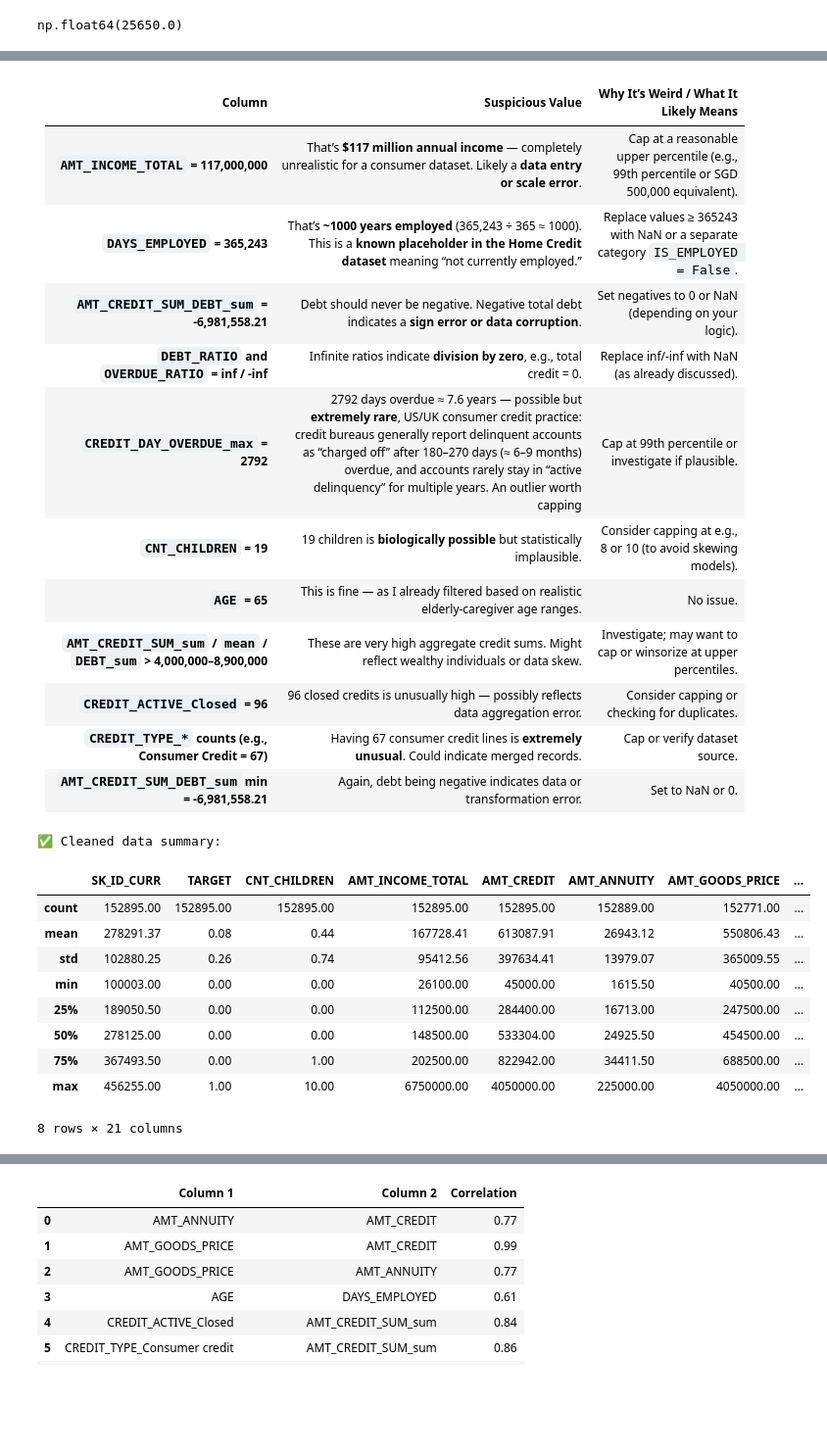
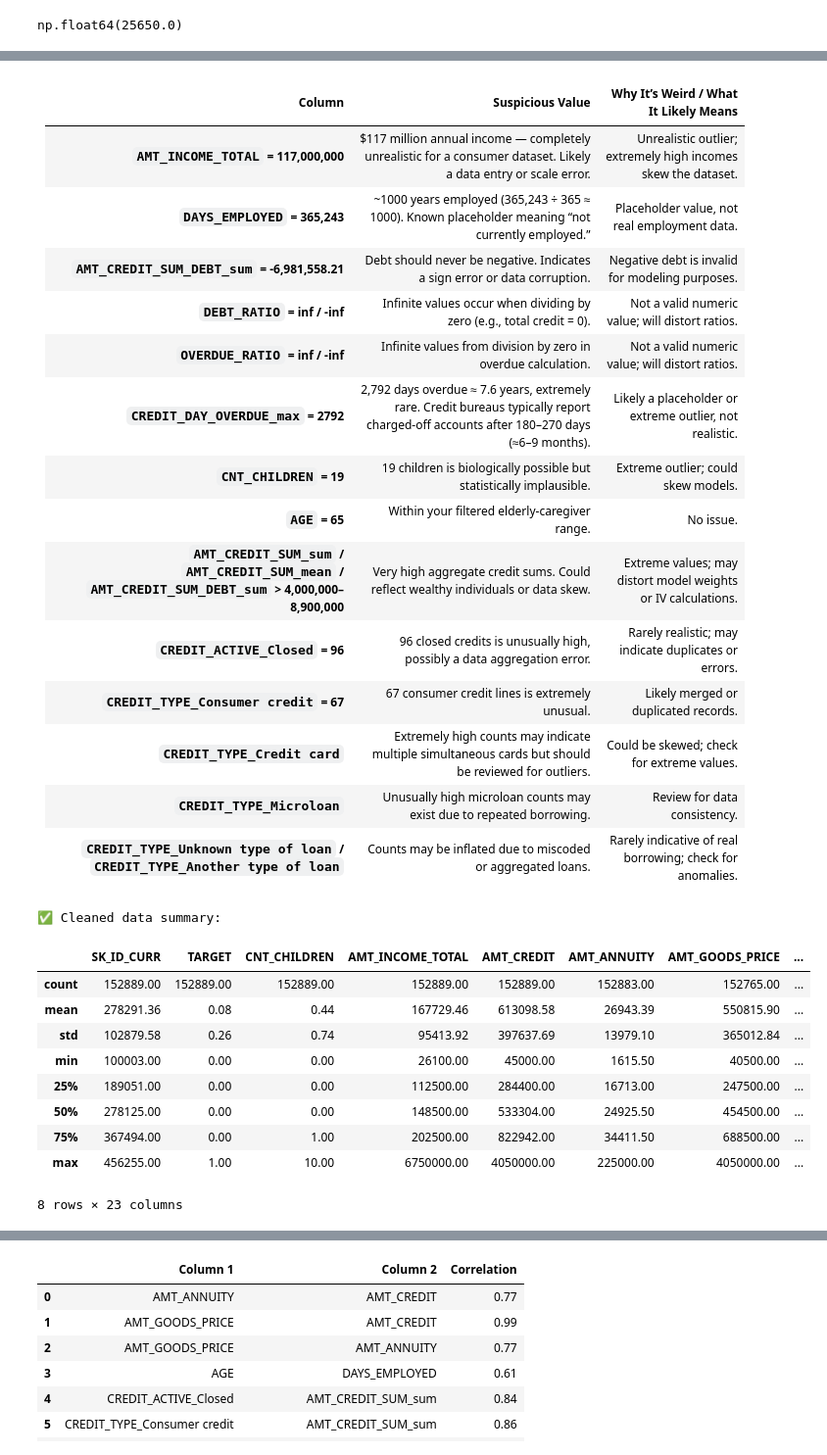
Before and after one commit to JohnErnestTan/Financial-Analytics-for-Elderly-care-Support-Loan-IS453, a Jupyter notebook: cleaning.ipynb, the cells around one changed output, grey strips where cells are left out. Shown at 98% size. Saved outputs shown, nothing was run; the diff lists cells and outputs as text; code cells hidden in the pictures; blank space fills up the shorter version.

Commit message:
Cleaned unlikely outliers from the data and uploaded to cleaned csv

```diff
--- a/cleaning.ipynb
+++ b/cleaning.ipynb
@@ -266,18 +269,21 @@ OVERDUE_RATIO                        0.00
 dtype: float64
 # %% [markdown]
-| Column                                                               | Suspicious Value                                                                                                                                     | Why It’s Weird / What It Likely Means                                                   |
-| :------------------------------------------------------------------- | :--------------------------------------------------------------------------------------------------------------------------------------------------- | :-------------------------------------------------------------------------------------- |
-| **`AMT_INCOME_TOTAL` = 117,000,000**                                 | That’s **$117 million annual income** — completely unrealistic for a consumer dataset. Likely a **data entry or scale error**.                       | Cap at a reasonable upper percentile (e.g., 99th percentile or SGD 500,000 equivalent). |               |
-| **`DAYS_EMPLOYED` = 365,243**                                        | That’s **~1000 years employed** (365,243 ÷ 365 ≈ 1000). This is a **known placeholder in the Home Credit dataset** meaning “not currently employed.” | Replace values ≥ 365243 with NaN or a separate category `IS_EMPLOYED = False`.          |               |
-| **`AMT_CREDIT_SUM_DEBT_sum` = -6,981,558.21**                        | Debt should never be negative. Negative total debt indicates a **sign error or data corruption**.                                                    | Set negatives to 0 or NaN (depending on your logic).                                    |               |
-| **`DEBT_RATIO` and `OVERDUE_RATIO` = inf / -inf**                    | Infinite ratios indicate **division by zero**, e.g., total credit = 0.                                                                               | Replace inf/-inf with NaN (as already discussed).                                       |               |
-| **`CREDIT_DAY_OVERDUE_max` = 2792**                                  | 2792 days overdue ≈ 7.6 years — possible but **extremely rare**, US/UK consumer credit practice: credit bureaus generally report delinquent accounts as “charged off” after 180–270 days (≈ 6–9 months) overdue, and accounts rarely stay in “active delinquency” for multiple years. An outlier worth capping                                                    | Cap at 99th percentile or investigate if plausible.                                     |               |
-| **`CNT_CHILDREN` = 19**                                              | 19 children is **biologically possible** but statistically implausible.                                                                              | Consider capping at e.g., 8 or 10 (to avoid skewing models).                            |               |
-| **`AGE` = 65**                                                       | This is fine — as I already filtered based on realistic elderly-caregiver age ranges.                                                                 | No issue.                                                                             |               |
-| **`AMT_CREDIT_SUM_sum` / `mean` / `DEBT_sum` > 4,000,000–8,900,000** | These are very high aggregate credit sums. Might reflect wealthy individuals or data skew.                                                           | Investigate; may want to cap or winsorize at upper percentiles.                         |               |
-| **`CREDIT_ACTIVE_Closed` = 96**                                      | 96 closed credits is unusually high — possibly reflects data aggregation error.                                                                      | Consider capping or checking for duplicates.                                            |               |
-| **`CREDIT_TYPE_*` counts (e.g., Consumer Credit = 67)**              | Having 67 consumer credit lines is **extremely unusual**. Could indicate merged records.                                                             | Cap or verify dataset source.                                                           |               |
-| **`AMT_CREDIT_SUM_DEBT_sum` min = -6,981,558.21**                    | Again, debt being negative indicates data or transformation error.                                                                                   | Set to NaN or 0.                                                                        |               |
+| Column                                                                                             | Suspicious Value                                                                                                                       | Why It’s Weird / What It Likely Means                         |
+| :------------------------------------------------------------------------------------------------- | :------------------------------------------------------------------------------------------------------------------------------------- | :------------------------------------------------------------ |
+| **`AMT_INCOME_TOTAL` = 117,000,000**                                                               | $117 million annual income — completely unrealistic for a consumer dataset. Likely a data entry or scale error.                        | Unrealistic outlier; extremely high incomes skew the dataset. |
+| **`DAYS_EMPLOYED` = 365,243**                                                                      | ~1000 years employed (365,243 ÷ 365 ≈ 1000). Known placeholder meaning “not currently employed.”                                       | Placeholder value, not real employment data.                  |
+| **`AMT_CREDIT_SUM_DEBT_sum` = -6,981,558.21**                                                      | Debt should never be negative. Indicates a sign error or data corruption.                                                              | Negative debt is invalid for modeling purposes.               |
+| **`DEBT_RATIO` = inf / -inf**                                                                      | Infinite values occur when dividing by zero (e.g., total credit = 0).                                                                  | Not a valid numeric value; will distort ratios.               |
+| **`OVERDUE_RATIO` = inf / -inf**                                                                   | Infinite values from division by zero in overdue calculation.                                                                          | Not a valid numeric value; will distort ratios.               |
+| **`CREDIT_DAY_OVERDUE_max` = 2792**                                                                | 2,792 days overdue ≈ 7.6 years, extremely rare. Credit bureaus typically report charged-off accounts after 180–270 days (≈6–9 months). | Likely a placeholder or extreme outlier, not realistic.       |
+| **`CNT_CHILDREN` = 19**                                                                            | 19 children is biologically possible but statistically implausible.                                                                    | Extreme outlier; could skew models.                           |
+| **`AGE` = 65**                                                                                     | Within your filtered elderly-caregiver range.                                                                                          | No issue.                                                     |
+| **`AMT_CREDIT_SUM_sum` / `AMT_CREDIT_SUM_mean` / `AMT_CREDIT_SUM_DEBT_sum` > 4,000,000–8,900,000** | Very high aggregate credit sums. Could reflect wealthy individuals or data skew.                                                       | Extreme values; may distort model weights or IV calculations. |
+| **`CREDIT_ACTIVE_Closed` = 96**                                                                    | 96 closed credits is unusually high, possibly a data aggregation error.                                                                | Rarely realistic; may indicate duplicates or errors.          |
+| **`CREDIT_TYPE_Consumer credit` = 67**                                                             | 67 consumer credit lines is extremely unusual.                                                                                         | Likely merged or duplicated records.                          |
+| **`CREDIT_TYPE_Credit card`**                                                                      | Extremely high counts may indicate multiple simultaneous cards but should be reviewed for outliers.                                    | Could be skewed; check for extreme values.                    |
+| **`CREDIT_TYPE_Microloan`**                                                                        | Unusually high microloan counts may exist due to repeated borrowing.                                                                   | Review for data consistency.                                  |
+| **`CREDIT_TYPE_Unknown type of loan` / `CREDIT_TYPE_Another type of loan`**                        | Counts may be inflated due to miscoded or aggregated loans.                                                                            | Rarely indicative of real borrowing; check for anomalies.     |
 # %%
 # Based on the earlier analysis, we will clean the data according to the identified suspicious values.
 # --- 1. AMT_INCOME_TOTAL ---
@@ -313,49 +319,49 @@ main_df = main_df[main_df['CREDIT_DAY_OVERDUE_max'] <= 2000]
 
 # --- 7. CNT_CHILDREN ---
 # Remove rows with more than 10 children (likely unrealistic)
 main_df = main_df[main_df['CNT_CHILDREN'] <= 10]
 
 
 # --- 8. CREDIT_ACTIVE_Closed ---
 # Remove rows with more than 30 closed credit accounts
 main_df = main_df[main_df['CREDIT_ACTIVE_Closed'] <= 30]
 
 
 # --- 9. CREDIT_TYPE_Consumer credit ---
-# Remove rows with more than 20 consumer credit accounts
-main_df = main_df[main_df['CREDIT_TYPE_Consumer credit'] <= 20]
+# Remove rows with more than 30 consumer credit accounts
+main_df = main_df[main_df['CREDIT_TYPE_Consumer credit'] <= 30]
 
 
-# --- 10. CREDIT_TYPE_Car loan ---
-# If any negative or nonsensical values exist, remove them
-main_df = main_df[main_df['CREDIT_TYPE_Car loan'] >= 0]
+# --- 10. CREDIT_TYPE_Microloan ---
+#  Remove rows with more than 30 microloan accounts
+main_df = main_df[main_df['CREDIT_TYPE_Microloan'] <= 30]
 
 
 # --- 11. CREDIT_ACTIVE_Active ---
 # Cap extreme active credit counts to avoid modeling skew
 main_df = main_df[main_df['CREDIT_ACTIVE_Active'] <= 20]
 
 
 # --- 12. Optional sanity check for AGE ---
 # Make sure no weird ages beyond realistic limits
 main_df = main_df[(main_df['AGE'] >= 18) & (main_df['AGE'] <= 100)]
 
 
-# --- Final sanity check ---
-print("✅ Cleaned data summary:")
+# --- Final sanity check to ensure that the stuff I cleaned was actually cleaned ---
+print("Cleaned data summary:")
 display(main_df.describe())
 # %% [output]
 ✅ Cleaned data summary:
 |  | SK_ID_CURR | TARGET | CNT_CHILDREN | AMT_INCOME_TOTAL | AMT_CREDIT | AMT_ANNUITY | AMT_GOODS_PRICE | ... |
-| count | 152895.00 | 152895.00 | 152895.00 | 152895.00 | 152895.00 | 152889.00 | 152771.00 | ... |
-| mean | 278291.37 | 0.08 | 0.44 | 167728.41 | 613087.91 | 26943.12 | 550806.43 | ... |
-| std | 102880.25 | 0.26 | 0.74 | 95412.56 | 397634.41 | 13979.07 | 365009.55 | ... |
+| count | 152889.00 | 152889.00 | 152889.00 | 152889.00 | 152889.00 | 152883.00 | 152765.00 | ... |
+| mean | 278291.36 | 0.08 | 0.44 | 167729.46 | 613098.58 | 26943.39 | 550815.90 | ... |
+| std | 102879.58 | 0.26 | 0.74 | 95413.92 | 397637.69 | 13979.10 | 365012.84 | ... |
 | min | 100003.00 | 0.00 | 0.00 | 26100.00 | 45000.00 | 1615.50 | 40500.00 | ... |
-| 25% | 189050.50 | 0.00 | 0.00 | 112500.00 | 284400.00 | 16713.00 | 247500.00 | ... |
+| 25% | 189051.00 | 0.00 | 0.00 | 112500.00 | 284400.00 | 16713.00 | 247500.00 | ... |
 | 50% | 278125.00 | 0.00 | 0.00 | 148500.00 | 533304.00 | 24925.50 | 454500.00 | ... |
-| 75% | 367493.50 | 0.00 | 1.00 | 202500.00 | 822942.00 | 34411.50 | 688500.00 | ... |
+| 75% | 367494.00 | 0.00 | 1.00 | 202500.00 | 822942.00 | 34411.50 | 688500.00 | ... |
 | max | 456255.00 | 1.00 | 10.00 | 6750000.00 | 4050000.00 | 225000.00 | 4050000.00 | ... |
-8 rows × 21 columns
+8 rows × 23 columns
 # %%
 main_df.to_csv("merged_applicant_and_bureau_cleaned.csv", index=False)
 # %%
```
Also changed, not shown: parts of 11 cells of this notebook, 1 other file.
